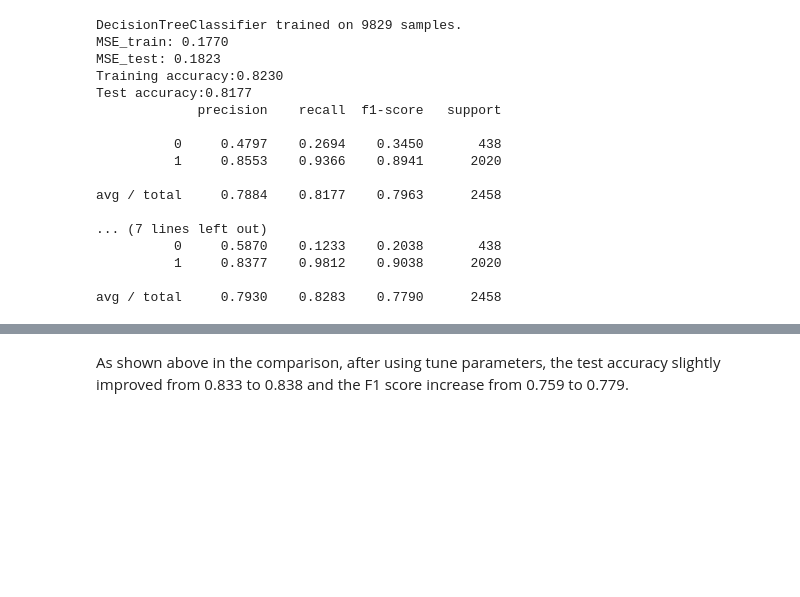
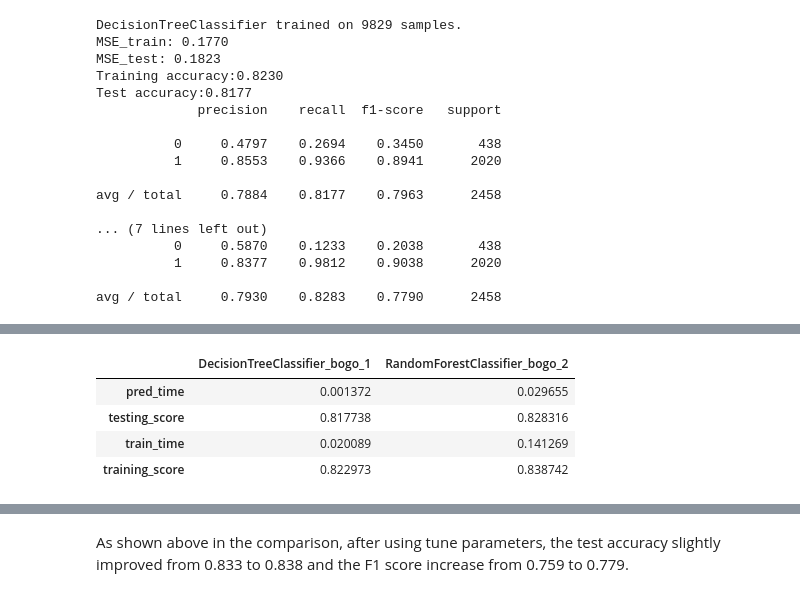
Before and after one commit to JcFreya/Starbucks-Capstone-Challenge, a Jupyter notebook: Starbucks_Capstone_notebook.ipynb, the cells around one changed output, grey strips where cells are left out. Cells and saved outputs as stored; diff of their text form; code cells hidden in the pictures; blank space fills up the shorter version.

```diff
--- a/Starbucks_Capstone_notebook.ipynb
+++ b/Starbucks_Capstone_notebook.ipynb
@@ -1261,3 +1375,12 @@ results[['RandomForestClassifier_bogo_1','RandomForestClassifier_bogo_2']]
+# %%
+# compare the tuned model to decision tree model
+results[['DecisionTreeClassifier_bogo_1','RandomForestClassifier_bogo_2']]
+# %% [output]
+|  | DecisionTreeClassifier_bogo_1 | RandomForestClassifier_bogo_2 |
+| pred_time | 0.001372 | 0.029655 |
+| testing_score | 0.817738 | 0.828316 |
+| train_time | 0.020089 | 0.141269 |
+| training_score | 0.822973 | 0.838742 |
 # %%
 # best model for BOGO offer type
 best_model('bogo')
```
Also changed, not shown: parts of 26 cells of this notebook, 2 other files.
